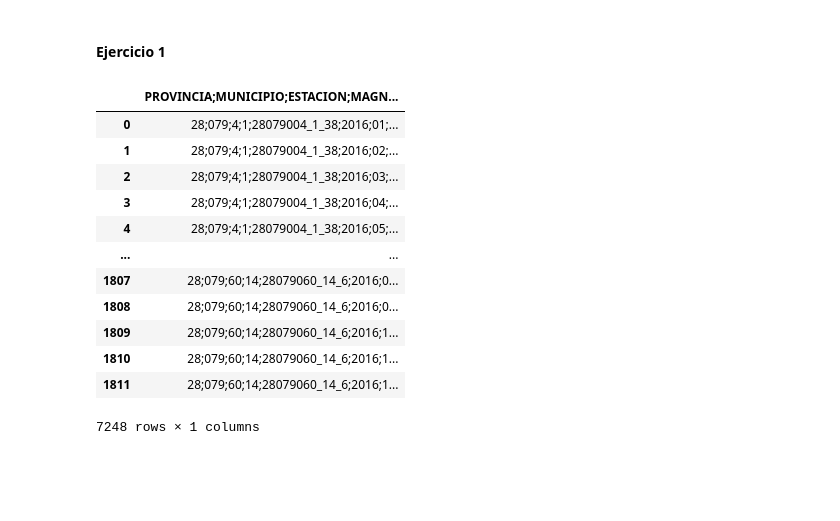
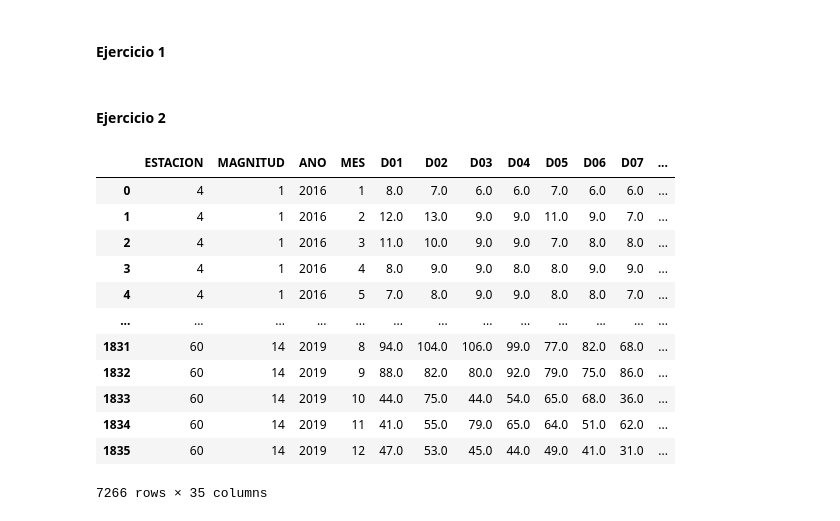
Before and after one commit to juanicolombo97/TP-Python-G2, a Jupyter notebook: Trabajo_Grupo2.ipynb, the cells around one changed output. Cells and saved outputs as stored; diff of their text form; code cells hidden in the pictures; blank space fills up the shorter version.

```diff
--- a/Trabajo_Grupo2.ipynb
+++ b/Trabajo_Grupo2.ipynb
@@ -15,15 +17,17 @@ import pandas as pd
 class Archivo:
 
     # Clase que se encarga de manejar un archivo.
-  def __init__(self, link_archivo):
+  def __init__(self, link_archivo, separador):
     self.link_archivo = link_archivo
+    self.separador = separador
     self.archivo = None
     self.archivo_leido = False
+
 
   def leer_archivo(self):
     # Funcion que lee un archivo csv y lo almacena en la variable self.archivo como un dataframe.
     try:
-      self.archivo = pd.read_csv(self.link_archivo)
+      self.archivo = pd.read_csv(self.link_archivo, sep=self.separador)
     except FileNotFoundError:
       return 'El archivo no se encontro.'
     else:
@@ -135,31 +107,41 @@ union_dfs.obtener_dataframe_final()
 #### Ejercicio 1
 # %%
 # Archivo 1
-archivo1 = Archivo("https://drive.google.com/u/0/uc?id=1Ms2r2k6DscmL7ymRZp6bXk3Z-RWsqtjz&export=download")
+archivo1 = Archivo("https://drive.google.com/u/0/uc?id=1Ms2r2k6DscmL7ymRZp6bXk3Z-RWsqtjz&export=download", ';')
 archivo1.leer_archivo()
 # Archivo 2
-archivo2 = Archivo("https://drive.google.com/u/0/uc?id=1Ms2r2k6DscmL7ymRZp6bXk3Z-RWsqtjz&export=download")
+archivo2 = Archivo("https://drive.google.com/u/0/uc?id=1R5JLin8d2BhHFKSQhX2hP2bGPRCvR8Xj&export=download", ';')
 archivo2.leer_archivo()
 # Archivo 3
-archivo3 = Archivo("https://drive.google.com/u/0/uc?id=1Ms2r2k6DscmL7ymRZp6bXk3Z-RWsqtjz&export=download")
+archivo3 = Archivo("https://drive.google.com/u/0/uc?id=1qoB3OcPDUkerswT02uAvLshTT7J0qTWQ&export=download", ';')
 archivo3.leer_archivo()
 # Archivo 4
-archivo4 = Archivo("https://drive.google.com/u/0/uc?id=1Ms2r2k6DscmL7ymRZp6bXk3Z-RWsqtjz&export=download")
+archivo4 = Archivo("https://drive.google.com/u/0/uc?id=1pAbH8EwHm9KkUzyiy56auH0DvLT_DkAO&export=download", ';')
 archivo4.leer_archivo()
 
-union_dfs = UnirDataFrames([archivo1.obtener_dataframe(), archivo2.obtener_dataframe(), archivo3.obtener_dataframe(), archivo4.obtener_dataframe()])
-union_dfs.obtener_dataframe_final()
+manejo_df = ManejoDataFrame()
+dataframe_concatenado = manejo_df.concatenar_dataframes([archivo1.obtener_dataframe(), archivo2.obtener_dataframe(), archivo3.obtener_dataframe(), archivo4.obtener_dataframe()])
-# %% [output]
-|  | PROVINCIA;MUNICIPIO;ESTACION;MAGN... |
-| 0 | 28;079;4;1;28079004_1_38;2016;01;... |
-| 1 | 28;079;4;1;28079004_1_38;2016;02;... |
-| 2 | 28;079;4;1;28079004_1_38;2016;03;... |
-| 3 | 28;079;4;1;28079004_1_38;2016;04;... |
-| 4 | 28;079;4;1;28079004_1_38;2016;05;... |
-| ... | ... |
-| 1807 | 28;079;60;14;28079060_14_6;2016;0... |
-| 1808 | 28;079;60;14;28079060_14_6;2016;0... |
-| 1809 | 28;079;60;14;28079060_14_6;2016;1... |
-| 1810 | 28;079;60;14;28079060_14_6;2016;1... |
-| 1811 | 28;079;60;14;28079060_14_6;2016;1... |
-7248 rows × 1 columns
+# %% [markdown]
+#### Ejercicio 2
+# %%
+lista_cols = ['ESTACION','MAGNITUD','ANO', 'MES']
+for col in dataframe_concatenado:
+  if col[0] == 'D':
+    lista_cols.append(col)
+
+dataframe_filtrado = manejo_df.filtrar_dataframe(dataframe_concatenado, lista_cols)
+dataframe_filtrado
+# %% [output]
+|  | ESTACION | MAGNITUD | ANO | MES | D01 | D02 | D03 | D04 | D05 | D06 | D07 | ... |
+| 0 | 4 | 1 | 2016 | 1 | 8.0 | 7.0 | 6.0 | 6.0 | 7.0 | 6.0 | 6.0 | ... |
+| 1 | 4 | 1 | 2016 | 2 | 12.0 | 13.0 | 9.0 | 9.0 | 11.0 | 9.0 | 7.0 | ... |
+| 2 | 4 | 1 | 2016 | 3 | 11.0 | 10.0 | 9.0 | 9.0 | 7.0 | 8.0 | 8.0 | ... |
+| 3 | 4 | 1 | 2016 | 4 | 8.0 | 9.0 | 9.0 | 8.0 | 8.0 | 9.0 | 9.0 | ... |
+| 4 | 4 | 1 | 2016 | 5 | 7.0 | 8.0 | 9.0 | 9.0 | 8.0 | 8.0 | 7.0 | ... |
+| ... | ... | ... | ... | ... | ... | ... | ... | ... | ... | ... | ... | ... |
+| 1831 | 60 | 14 | 2019 | 8 | 94.0 | 104.0 | 106.0 | 99.0 | 77.0 | 82.0 | 68.0 | ... |
+| 1832 | 60 | 14 | 2019 | 9 | 88.0 | 82.0 | 80.0 | 92.0 | 79.0 | 75.0 | 86.0 | ... |
+| 1833 | 60 | 14 | 2019 | 10 | 44.0 | 75.0 | 44.0 | 54.0 | 65.0 | 68.0 | 36.0 | ... |
+| 1834 | 60 | 14 | 2019 | 11 | 41.0 | 55.0 | 79.0 | 65.0 | 64.0 | 51.0 | 62.0 | ... |
+| 1835 | 60 | 14 | 2019 | 12 | 47.0 | 53.0 | 45.0 | 44.0 | 49.0 | 41.0 | 31.0 | ... |
+7266 rows × 35 columns
```
Also changed, not shown: parts of 33 cells of this notebook.
